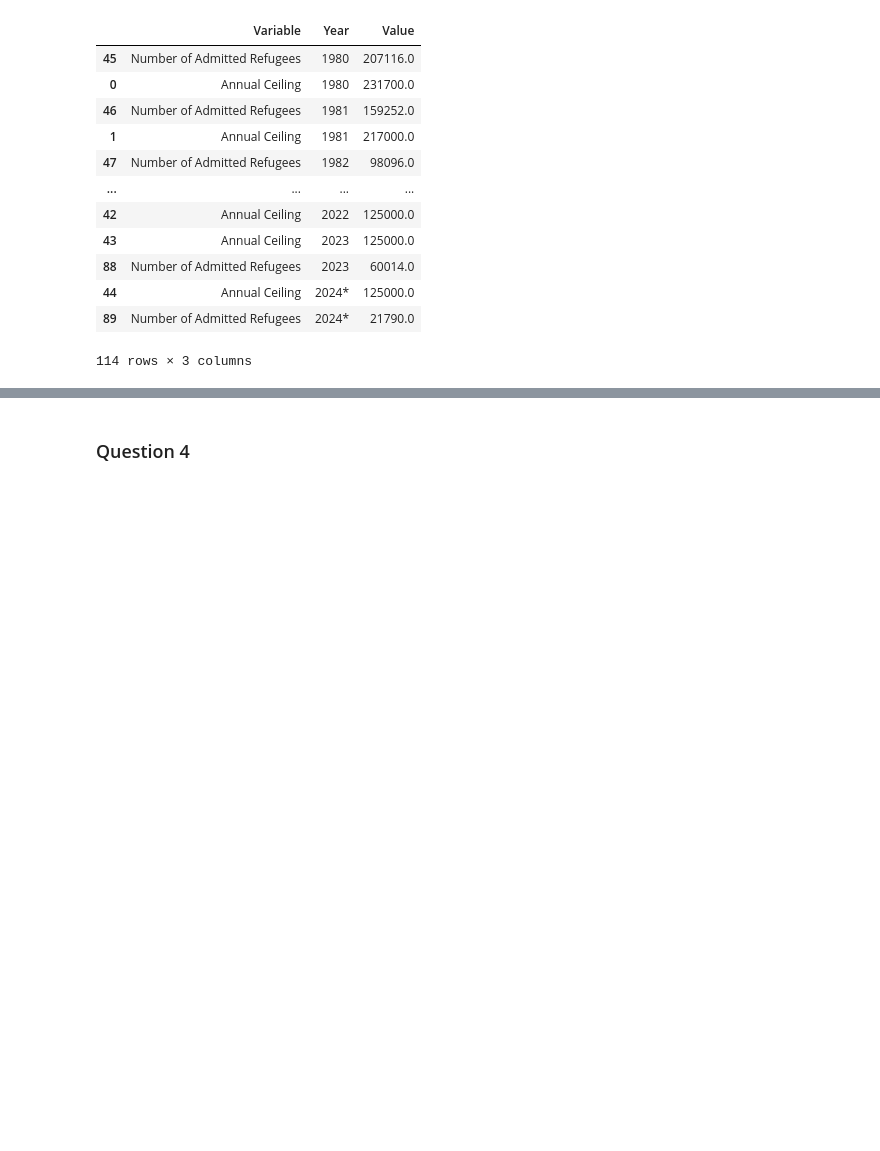
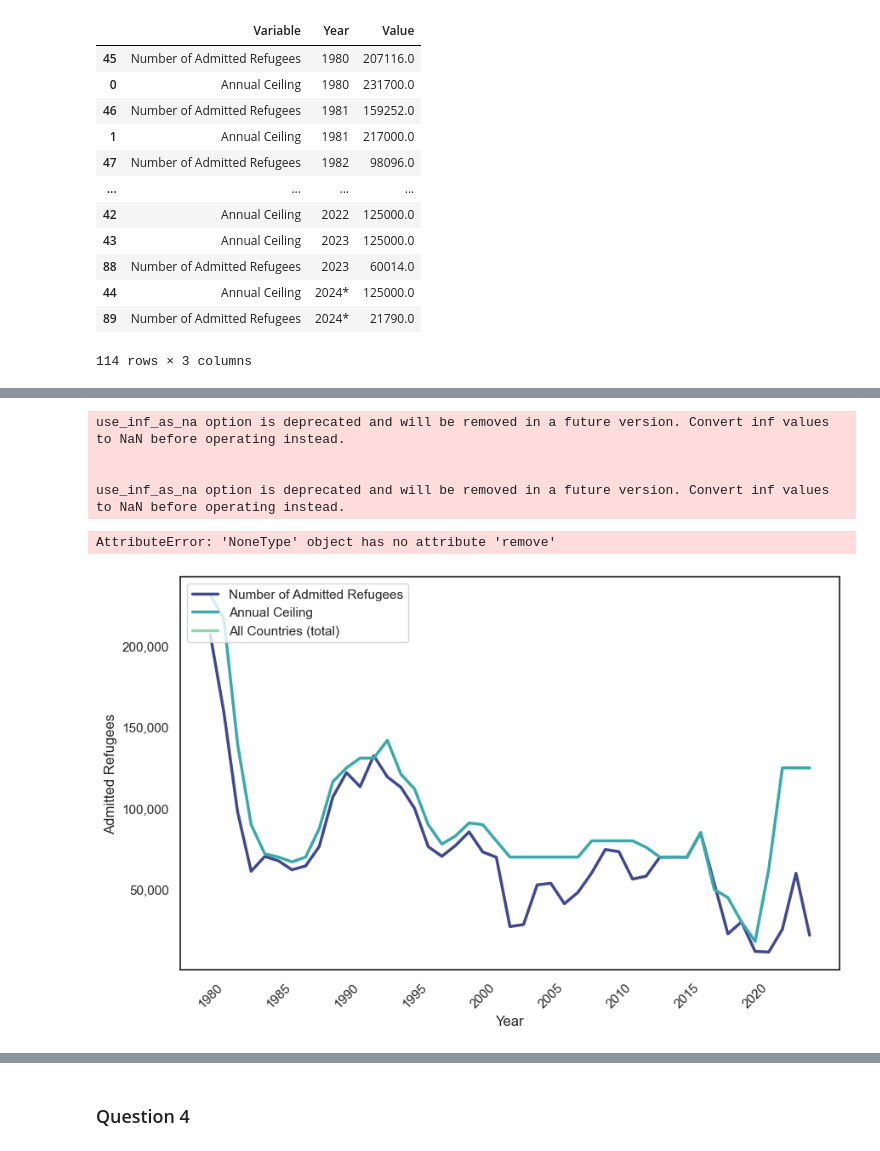
Before and after one commit to MaxB5282/Capstone, a Jupyter notebook: data/data exploration.ipynb, the cells around one changed output, grey strips where cells are left out. Drawn from its saved outputs; the diff is of its cells as text; code cells hidden in the pictures; blank space fills up the shorter version.

```diff
--- a/data/data exploration.ipynb
+++ b/data/data exploration.ipynb
@@ -574,0 +568,62 @@ use_inf_as_na option is deprecated and will be removed in a future version. Conv
+# %%
+
+# Set style and palette
+sns.set(style="white", palette="mako_r", rc={"lines.linewidth": 2.5})
+
+# Create figure and axis
+fig, ax1 = plt.subplots(figsize=(10, 6))
+
+# Plot the main line plot on the primary y-axis
+line_plot = sns.lineplot(x='Year', y='Value', hue='Variable', data=line_plot_final[line_plot_final['Variable'] != 'All Countries (total)'], ax=ax1, palette='mako')
+
+# Set primary y-axis labels and title
+line_plot.set(xlabel='Year', ylabel='Admitted Refugees')
+
+# Set x-axis major locator
+line_plot.xaxis.set_major_locator(plt.MultipleLocator(5))
+
+# Rotate x-axis labels
+plt.xticks(rotation=45)
+
+# Format y-axis labels with commas
+line_plot.yaxis.set_major_formatter(FuncFormatter(lambda x, _: '{:,}'.format(int(x))))
+
+"""
+# Create secondary y-axis
+ax2 = ax1.twinx()
+
+# Plot the line corresponding to the secondary axis on the secondary axis
+sns.lineplot(x='Year', y='Value', hue='Variable', data=line_plot_final[line_plot_final['Variable'] == 'All Countries (total)'], ax=ax2, color='red')
+
+# Set secondary y-axis labels
+ax2.set_ylabel('Legal Immigrants entering U.S.')
+"""
+
+# Get handles and labels for the primary axis
+handles1, labels1 = ax1.get_legend_handles_labels()
+"""
+# Get handles and labels for the secondary axis
+handles2, labels2 = ax2.get_legend_handles_labels()
+
+# Change the label for the secondary axis
+labels2[0] = 'Total Legal Immigration'
+
+# Combine the legends
+handles = handles1 + handles2
+labels = labels1 + labels2
+"""
+# Display the legend
+ax1.legend(handles, labels, loc='upper left')
+
+# Hide the legend for ax2
+ax2.get_legend().remove()
+
+# Show the plot
+plt.show()
+# %% [output]
+use_inf_as_na option is deprecated and will be removed in a future version. Convert inf values to NaN before operating instead.
+
+
+use_inf_as_na option is deprecated and will be removed in a future version. Convert inf values to NaN before operating instead.
+AttributeError: 'NoneType' object has no attribute 'remove'
+[figure, added]
```
Also changed, not shown: parts of 9 cells of this notebook, 3 other files.
